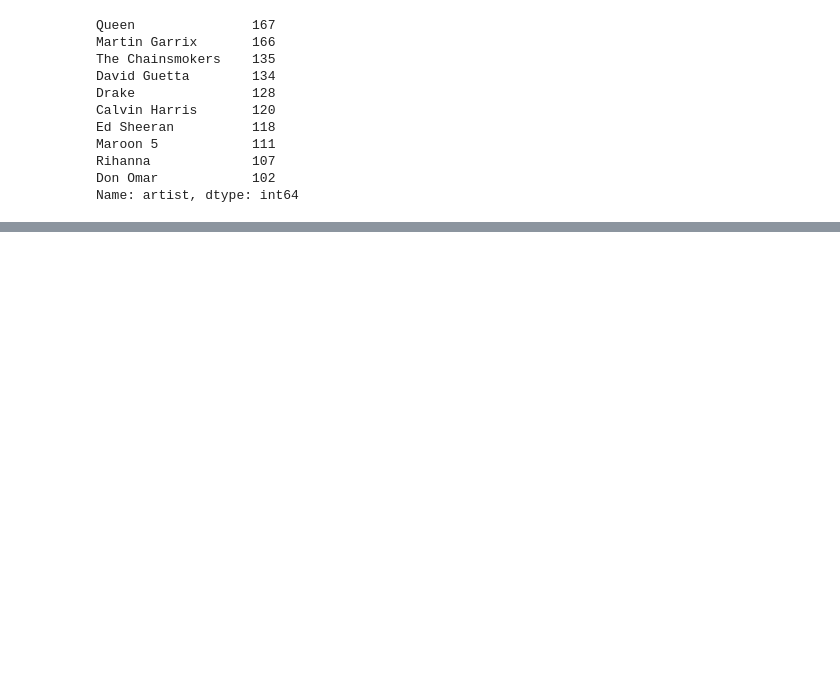
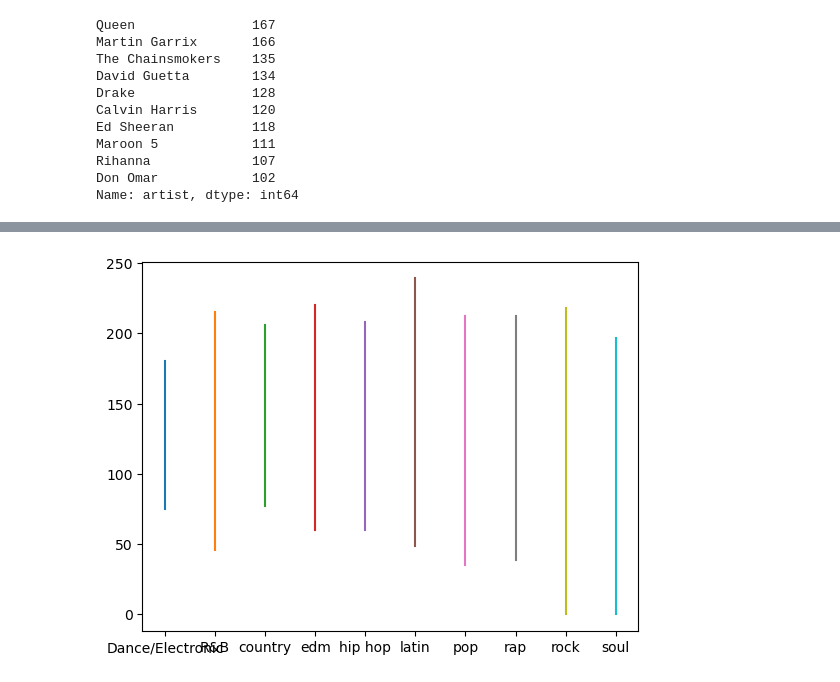
Before and after one commit to tmartabano/Project-for-Data-Munging, a Jupyter notebook: Final_Project_Data2.ipynb, the cells around one changed output, grey strips where cells are left out. Cells and saved outputs as stored; diff of their text form; code cells hidden in the pictures; blank space fills up the shorter version.

```diff
--- a/Final_Project_Data2.ipynb
+++ b/Final_Project_Data2.ipynb
@@ -311,0 +369,6 @@ Name: artist, dtype: int64
+# %%
+import matplotlib.pyplot as plt
+for genre, group in tempo_counts.groupby('main_genre'):
+    plt.plot(group['main_genre'], group['tempo'], label=genre)
+# %% [output]
+[figure, added]
```
Also changed, not shown: parts of 4 cells of this notebook.
